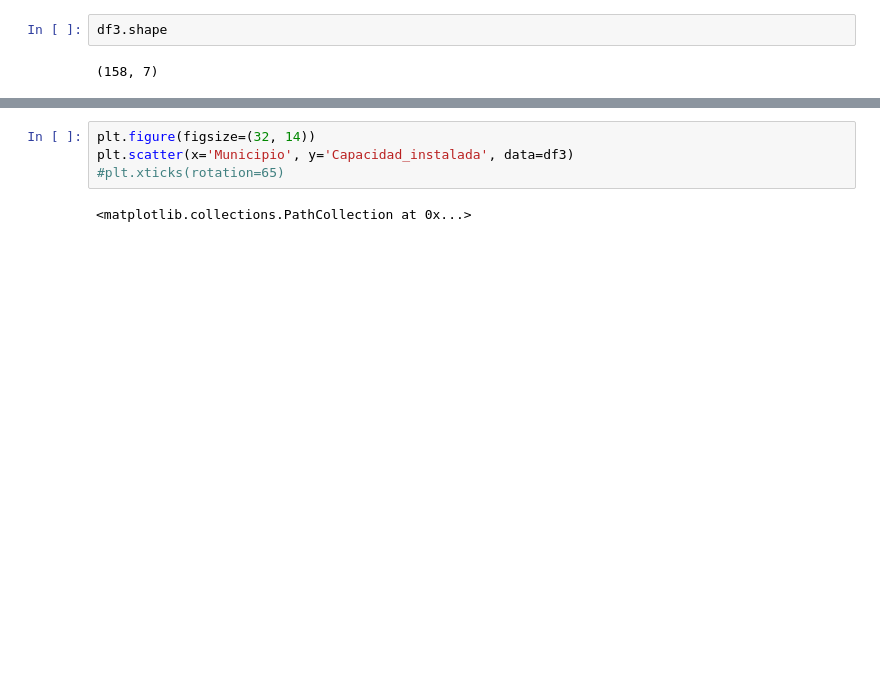
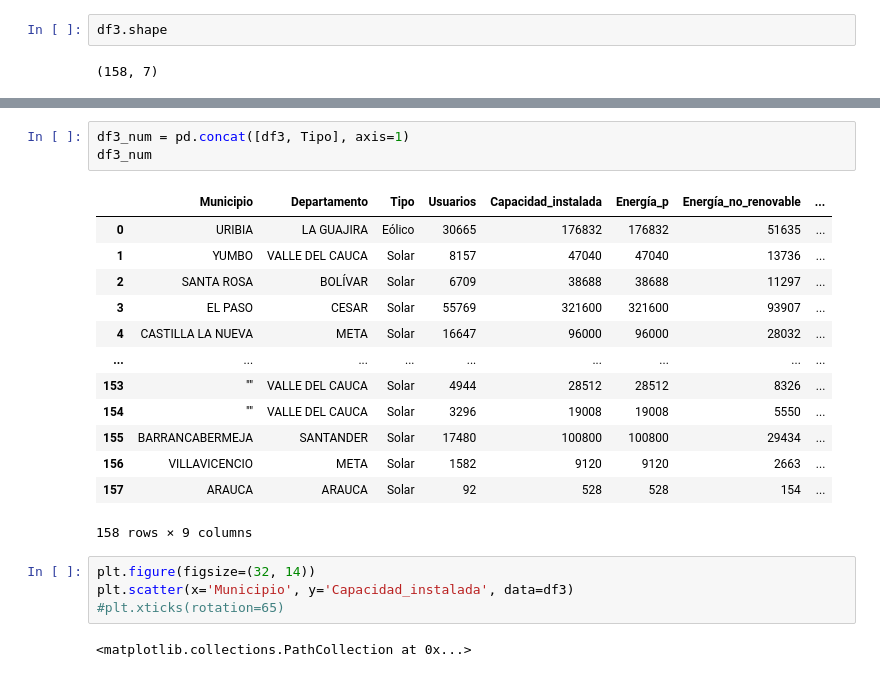
Before and after one commit to gluoneros/talentoTech, a Jupyter notebook: ProyectoFinal.ipynb, the cells around one changed output, grey strips where cells are left out. Cells and saved outputs as stored; diff of their text form; blank space fills up the shorter version.

```diff
--- a/ProyectoFinal.ipynb
+++ b/ProyectoFinal.ipynb
@@ -420,3 +447,20 @@ df3.shape
+# %%
+df3_num = pd.concat([df3, Tipo], axis=1)
+df3_num
+# %% [output]
+|  | Municipio | Departamento | Tipo | Usuarios | Capacidad_instalada | Energía_p | Energía_no_renovable | ... |
+| 0 | URIBIA | LA GUAJIRA | Eólico | 30665 | 176832 | 176832 | 51635 | ... |
+| 1 | YUMBO | VALLE DEL CAUCA | Solar | 8157 | 47040 | 47040 | 13736 | ... |
+| 2 | SANTA ROSA | BOLÍVAR | Solar | 6709 | 38688 | 38688 | 11297 | ... |
+| 3 | EL PASO | CESAR | Solar | 55769 | 321600 | 321600 | 93907 | ... |
+| 4 | CASTILLA LA NUEVA | META | Solar | 16647 | 96000 | 96000 | 28032 | ... |
+| ... | ... | ... | ... | ... | ... | ... | ... | ... |
+| 153 | "" | VALLE DEL CAUCA | Solar | 4944 | 28512 | 28512 | 8326 | ... |
+| 154 | "" | VALLE DEL CAUCA | Solar | 3296 | 19008 | 19008 | 5550 | ... |
+| 155 | BARRANCABERMEJA | SANTANDER | Solar | 17480 | 100800 | 100800 | 29434 | ... |
+| 156 | VILLAVICENCIO | META | Solar | 1582 | 9120 | 9120 | 2663 | ... |
+| 157 | ARAUCA | ARAUCA | Solar | 92 | 528 | 528 | 154 | ... |
+158 rows × 9 columns
 # %%
 plt.figure(figsize=(32, 14))
 plt.scatter(x='Municipio', y='Capacidad_instalada', data=df3)
```
Also changed, not shown: parts of 7 cells of this notebook, 6 other files.
